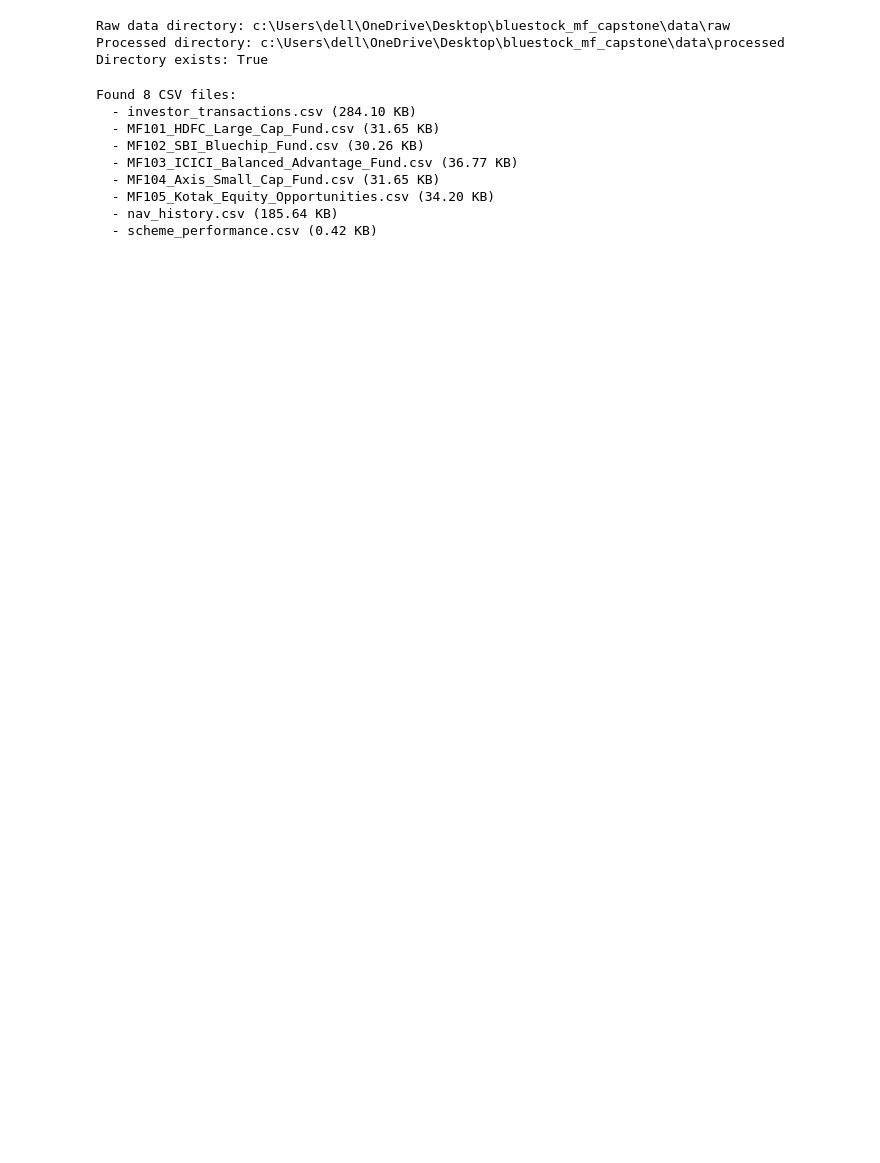
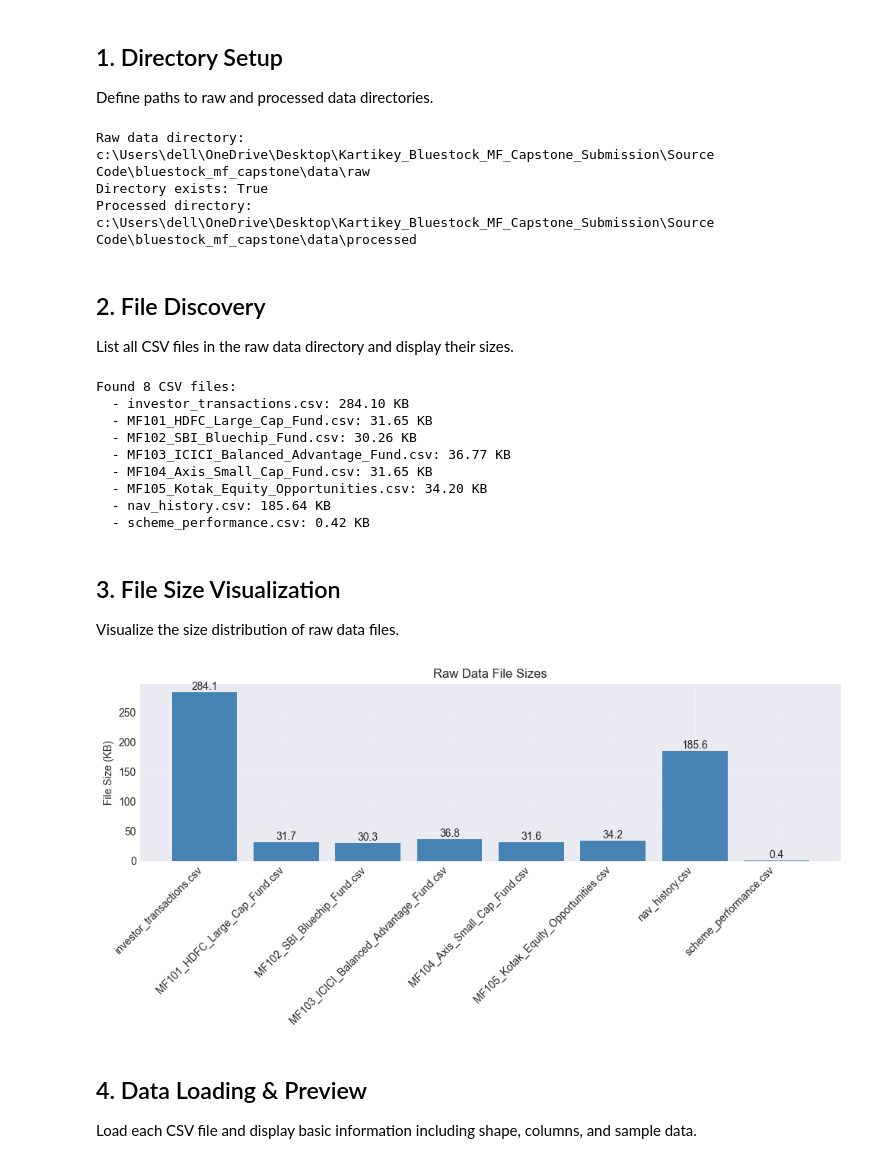
Before and after one commit to Kartikeyvema21/bluestock-mf-capstone, a Jupyter notebook: notebooks/01_data_ingestion.ipynb, the cells around one changed output. Drawn from its saved outputs; the diff is of its cells as text; code cells hidden in the pictures; blank space fills up the shorter version.

Commit message:
Update notebooks and add submission folder

```diff
--- a/notebooks/01_data_ingestion.ipynb
+++ b/notebooks/01_data_ingestion.ipynb
@@ -6,34 +20,76 @@ This notebook handles data ingestion from raw CSV files.
+# %% [markdown]
+## 1. Directory Setup
+Define paths to raw and processed data directories.
 # %%
-import pandas as pd
-import numpy as np
-from pathlib import Path
-
 # Set paths
 BASE_DIR = Path.cwd().parent
 RAW_DIR = BASE_DIR / 'data' / 'raw'
 PROCESSED_DIR = BASE_DIR / 'data' / 'processed'
 
 print(f"Raw data directory: {RAW_DIR}")
+print(f"Directory exists: {RAW_DIR.exists()}")
 print(f"Processed directory: {PROCESSED_DIR}")
-print(f"Directory exists: {RAW_DIR.exists()}")
 # %% [output]
-Raw data directory: c:\Users\dell\OneDrive\Desktop\bluestock_mf_capstone\data\raw
-Processed directory: c:\Users\dell\OneDrive\Desktop\bluestock_mf_capstone\data\processed
+Raw data directory: c:\Users\dell\OneDrive\Desktop\Kartikey_Bluestock_MF_Capstone_Submission\Source Code\bluestock_mf_capstone\data\raw
 Directory exists: True
+Processed directory: c:\Users\dell\OneDrive\Desktop\Kartikey_Bluestock_MF_Capstone_Submission\Source Code\bluestock_mf_capstone\data\processed
+# %% [markdown]
+## 2. File Discovery
+List all CSV files in the raw data directory and display their sizes.
 # %%
-# List all CSV files in raw directory
+# List all CSV files
 csv_files = list(RAW_DIR.glob('*.csv'))
 print(f"Found {len(csv_files)} CSV files:")
+
+file_info = []
 for f in csv_files:
-    file_size = f.stat().st_size / 1024  # Size in KB
-    print(f"  - {f.name} ({file_size:.2f} KB)")
+    size_kb = f.stat().st_size / 1024
+    file_info.append({'name': f.name, 'size_kb': size_kb})
+    print(f"  - {f.name}: {size_kb:.2f} KB")
+
+file_df = pd.DataFrame(file_info)
 # %% [output]
 Found 8 CSV files:
-  - investor_transactions.csv (284.10 KB)
-  - MF101_HDFC_Large_Cap_Fund.csv (31.65 KB)
-  - MF102_SBI_Bluechip_Fund.csv (30.26 KB)
-  - MF103_ICICI_Balanced_Advantage_Fund.csv (36.77 KB)
-  - MF104_Axis_Small_Cap_Fund.csv (31.65 KB)
-  - MF105_Kotak_Equity_Opportunities.csv (34.20 KB)
-  - nav_history.csv (185.64 KB)
-  - scheme_performance.csv (0.42 KB)
+  - investor_transactions.csv: 284.10 KB
+  - MF101_HDFC_Large_Cap_Fund.csv: 31.65 KB
+  - MF102_SBI_Bluechip_Fund.csv: 30.26 KB
+  - MF103_ICICI_Balanced_Advantage_Fund.csv: 36.77 KB
+  - MF104_Axis_Small_Cap_Fund.csv: 31.65 KB
+  - MF105_Kotak_Equity_Opportunities.csv: 34.20 KB
+  - nav_history.csv: 185.64 KB
+  - scheme_performance.csv: 0.42 KB
+# %% [markdown]
+## 3. File Size Visualization
+Visualize the size distribution of raw data files.
+# %%
+# Visualization: File sizes bar chart
+if len(file_info) > 0:
+    file_df = pd.DataFrame(file_info)
+
+    plt.figure(figsize=(10, 5))
+    bars = plt.bar(file_df["name"], file_df["size_kb"], color="steelblue")
+    plt.xticks(rotation=45, ha="right")
+    plt.ylabel("File Size (KB)")
+    plt.title("Raw Data File Sizes")
+    plt.grid(True, alpha=0.3)
+
+    # Add value labels
+    for bar in bars:
+        height = bar.get_height()
+        plt.text(
+            bar.get_x() + bar.get_width() / 2.0,
+            height,
+            f"{height:.1f}",
+            ha="center",
+            va="bottom",
+        )
+
+    plt.tight_layout()
+    plt.show()
+else:
+    print("No CSV files found to visualize")
+# %% [output]
+[figure, added]
+# %% [markdown]
+## 4. Data Loading & Preview
+Load each CSV file and display basic information including shape, columns, and sample data.
```
Also changed, not shown: parts of 10 cells of this notebook, 4 other files.
